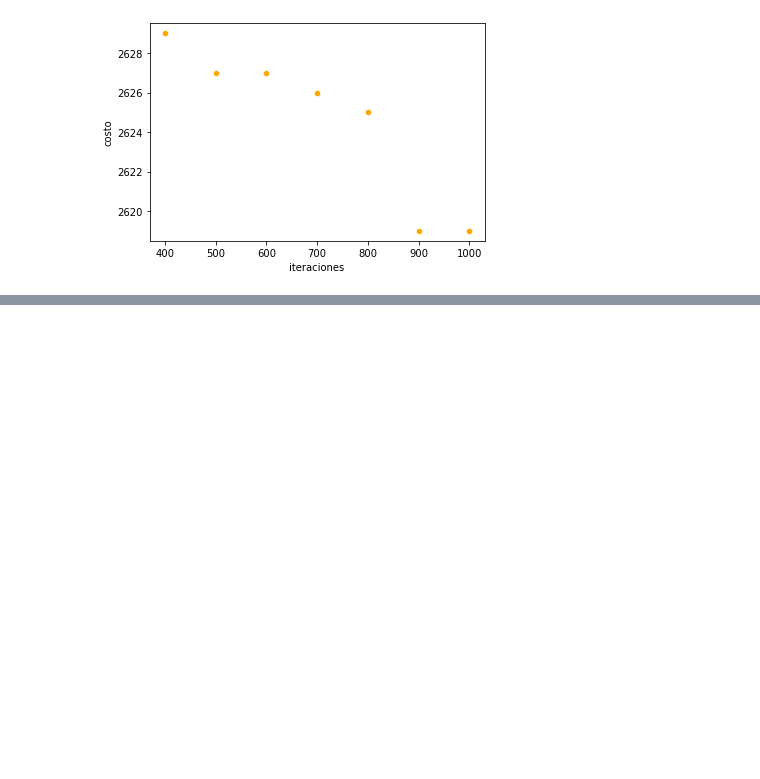
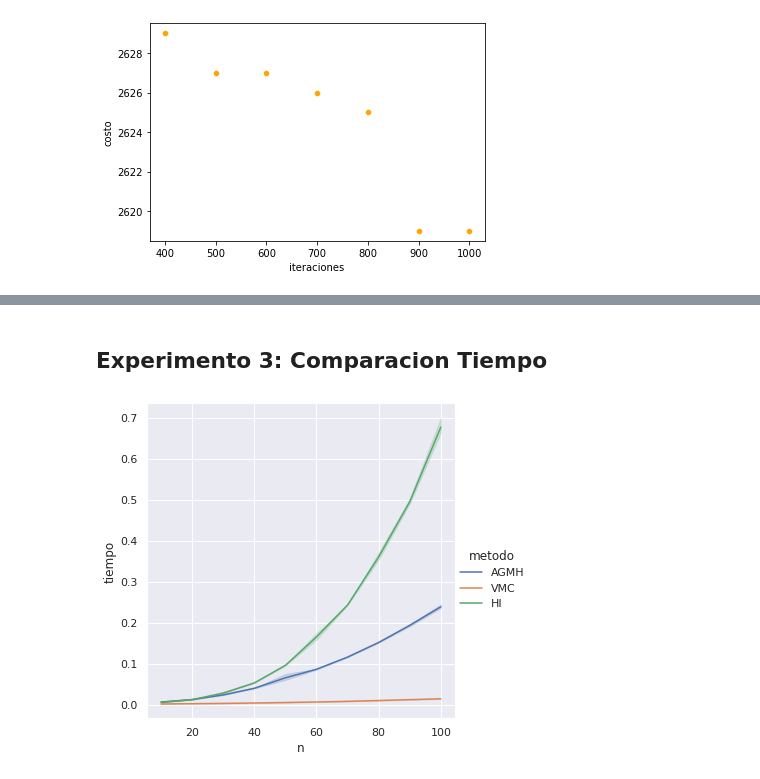
Before and after one commit to cmamani02/tp2_tspAlgo3, a Jupyter notebook: python/analisis.ipynb, the cells around one changed output, grey strips where cells are left out. Drawn from its saved outputs; the diff is of its cells as text; code cells hidden in the pictures; blank space fills up the shorter version.

```diff
--- a/python/analisis.ipynb
+++ b/python/analisis.ipynb
@@ -107,0 +118,8 @@ fig = sns.scatterplot(data=df_variacion_iteraciones_TSE_AGM[(df_variacion_iterac
+# %% [markdown]
+## Experimento 3: Comparacion Tiempo
+# %%
+
+sns.relplot(data=df_resultados,x="n", y="tiempo",hue="metodo",kind="line")
+plt.show()
+# %% [output]
+[figure, added]
```
Also changed, not shown: parts of 10 cells of this notebook.
